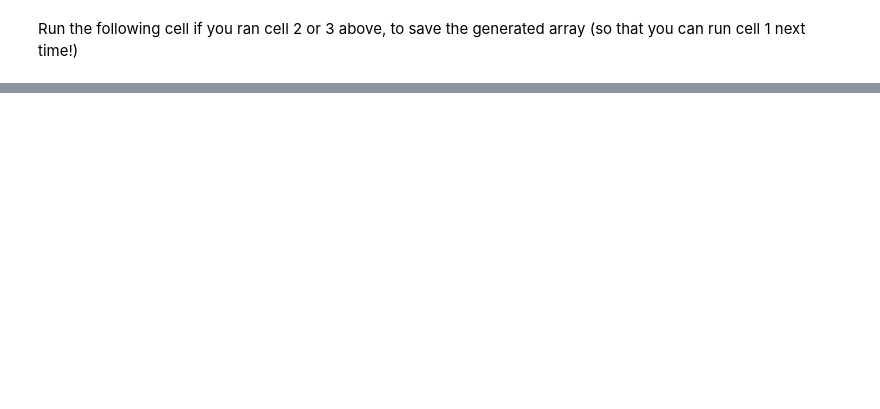
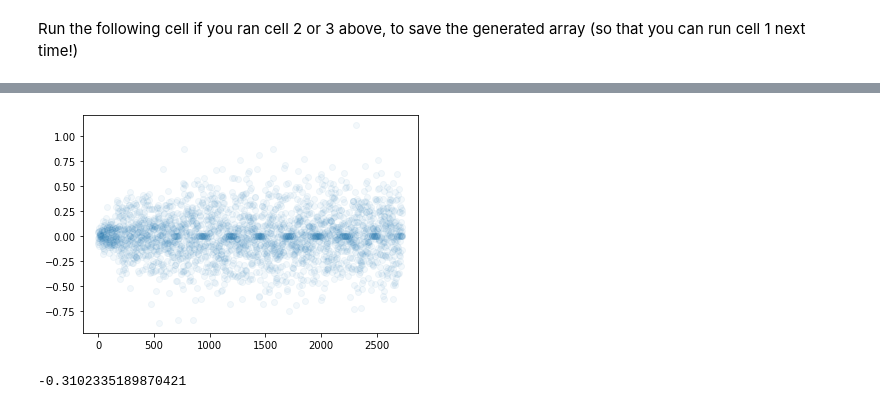
Before and after one commit to da5nsy/ReplicatingKay2008, a Jupyter notebook: main.ipynb, the cells around one changed output, grey strips where cells are left out. Cells and saved outputs as stored; diff of their text form; code cells hidden in the pictures; blank space fills up the shorter version.

```diff
--- a/main.ipynb
+++ b/main.ipynb
@@ -243,0 +291,8 @@ np.save('proj_test.npy',proj_test)
+# %%
+plt.scatter(range(len(reg.coef_)),reg.coef_,alpha = 0.05);
+# %% [output]
+[figure, added]
+# %%
+reg.intercept_
+# %% [output]
+-0.3102335189870421
```
Also changed, not shown: parts of 29 cells of this notebook.
